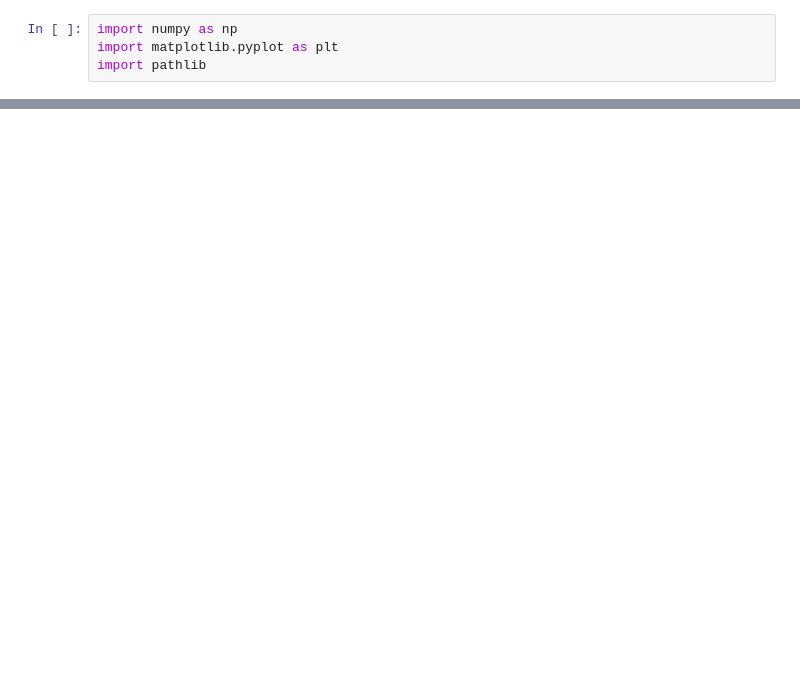
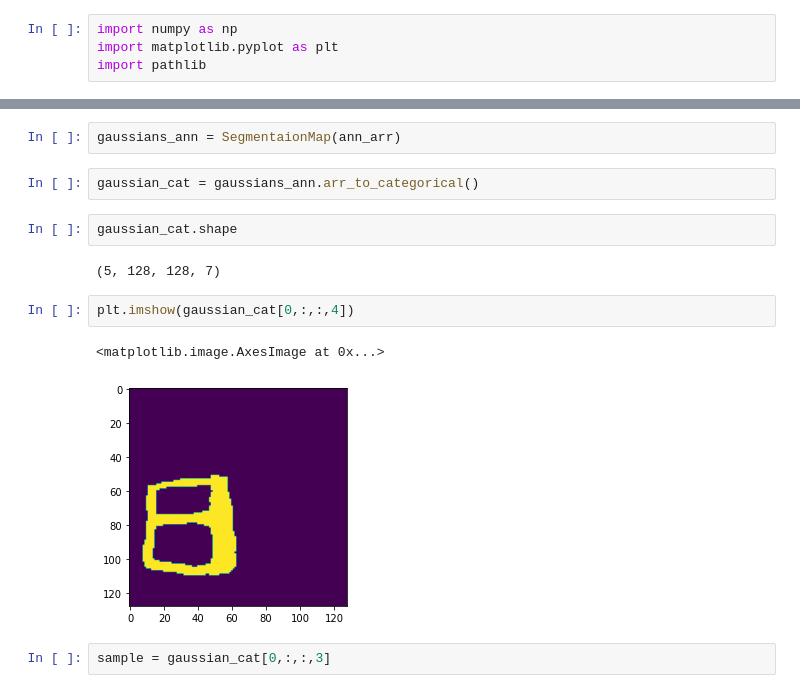
Before and after one commit to josephsv96/Gaussian_2D, a Jupyter notebook: testing.ipynb, the cells around one changed output, grey strips where cells are left out. Drawn from its saved outputs; the diff is of its cells as text; blank space fills up the shorter version.

```diff
--- a/testing.ipynb
+++ b/testing.ipynb
@@ -18,0 +22,15 @@ NameError: name 'ann' is not defined
+# %%
+gaussians_ann = SegmentaionMap(ann_arr)
+# %%
+gaussian_cat = gaussians_ann.arr_to_categorical()
+# %%
+gaussian_cat.shape
+# %% [output]
+(5, 128, 128, 7)
+# %%
+plt.imshow(gaussian_cat[0,:,:,4])
+# %% [output]
+<matplotlib.image.AxesImage at 0x...>
+[figure, added]
+# %%
+sample = gaussian_cat[0,:,:,3]
```
Also changed, not shown: parts of 4 cells of this notebook, 2 other files.
